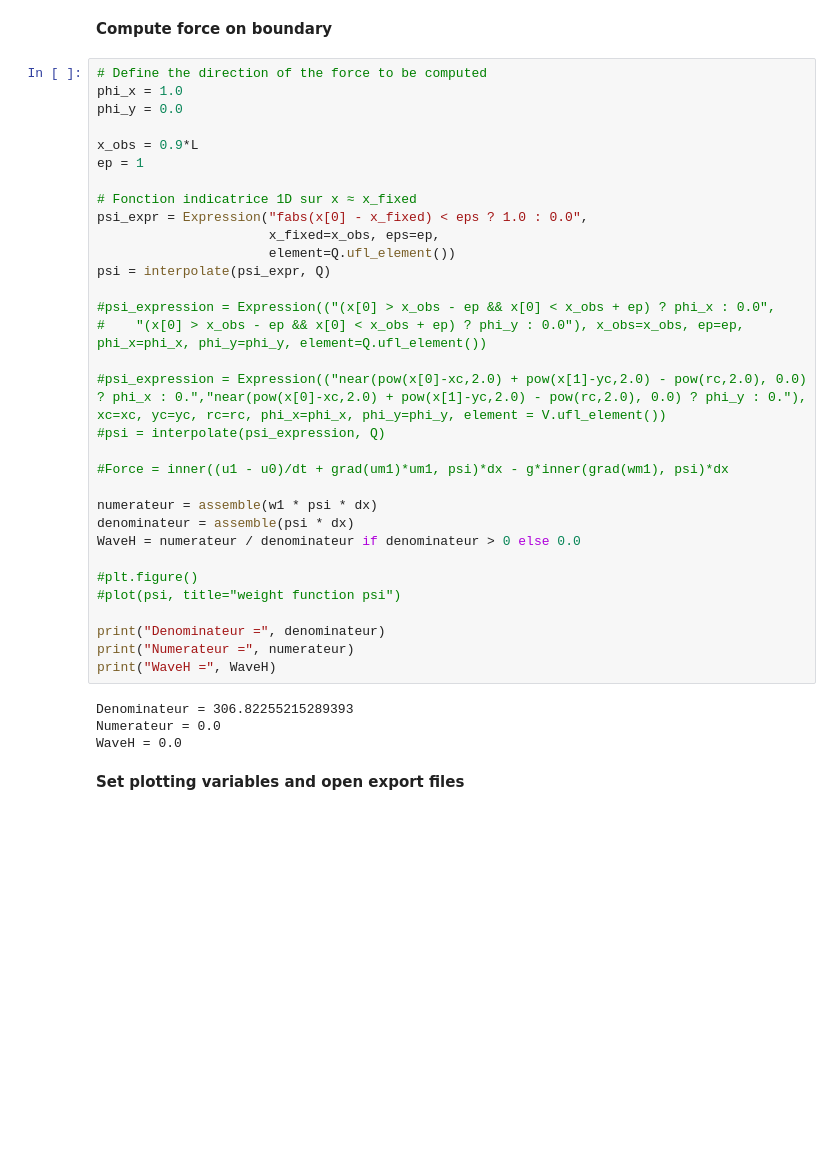
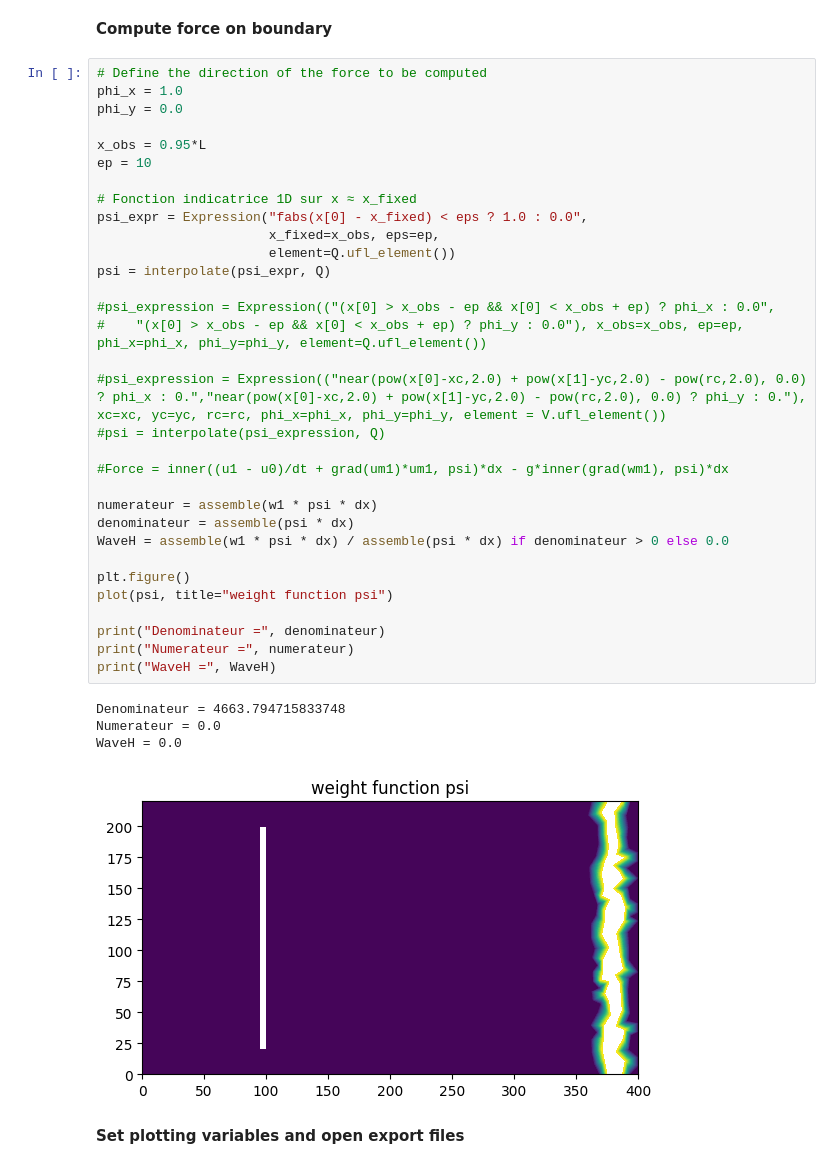
Before and after one commit to katty-anay/Fluid_mechanics_, a Jupyter notebook: Shallow-Water-Equations.ipynb, the cells around one changed output. Cells and saved outputs as stored; diff of their text form; blank space fills up the shorter version.

```diff
--- a/Shallow-Water-Equations.ipynb
+++ b/Shallow-Water-Equations.ipynb
@@ -256,39 +258,40 @@ Lw = rhs(Fw)
 # %%
 # Define the direction of the force to be computed
 phi_x = 1.0
 phi_y = 0.0
 
-x_obs = 0.9*L
-ep = 1
+x_obs = 0.95*L
+ep = 10
 
 # Fonction indicatrice 1D sur x ≈ x_fixed
 psi_expr = Expression("fabs(x[0] - x_fixed) < eps ? 1.0 : 0.0",
                       x_fixed=x_obs, eps=ep,
                       element=Q.ufl_element())
 psi = interpolate(psi_expr, Q)
 
 #psi_expression = Expression(("(x[0] > x_obs - ep && x[0] < x_obs + ep) ? phi_x : 0.0",
 #    "(x[0] > x_obs - ep && x[0] < x_obs + ep) ? phi_y : 0.0"), x_obs=x_obs, ep=ep, phi_x=phi_x, phi_y=phi_y, element=Q.ufl_element())
 
 #psi_expression = Expression(("near(pow(x[0]-xc,2.0) + pow(x[1]-yc,2.0) - pow(rc,2.0), 0.0) ? phi_x : 0.","near(pow(x[0]-xc,2.0) + pow(x[1]-yc,2.0) - pow(rc,2.0), 0.0) ? phi_y : 0."), xc=xc, yc=yc, rc=rc, phi_x=phi_x, phi_y=phi_y, element = V.ufl_element())
 #psi = interpolate(psi_expression, Q)
 
 #Force = inner((u1 - u0)/dt + grad(um1)*um1, psi)*dx - g*inner(grad(wm1), psi)*dx
 
 numerateur = assemble(w1 * psi * dx)
 denominateur = assemble(psi * dx)
-WaveH = numerateur / denominateur if denominateur > 0 else 0.0
+WaveH = assemble(w1 * psi * dx) / assemble(psi * dx) if denominateur > 0 else 0.0
 
-#plt.figure()
-#plot(psi, title="weight function psi")
+plt.figure()
+plot(psi, title="weight function psi")
 
 print("Denominateur =", denominateur)
 print("Numerateur =", numerateur)
 print("WaveH =", WaveH)
 # %% [output]
-Denominateur = 306.82255215289393
+Denominateur = 4663.794715833748
 Numerateur = 0.0
 WaveH = 0.0
+[figure, added]
 # %% [markdown]
 **Set plotting variables and open export files**
 # %%
```
Also changed, not shown: parts of 2 cells of this notebook.
